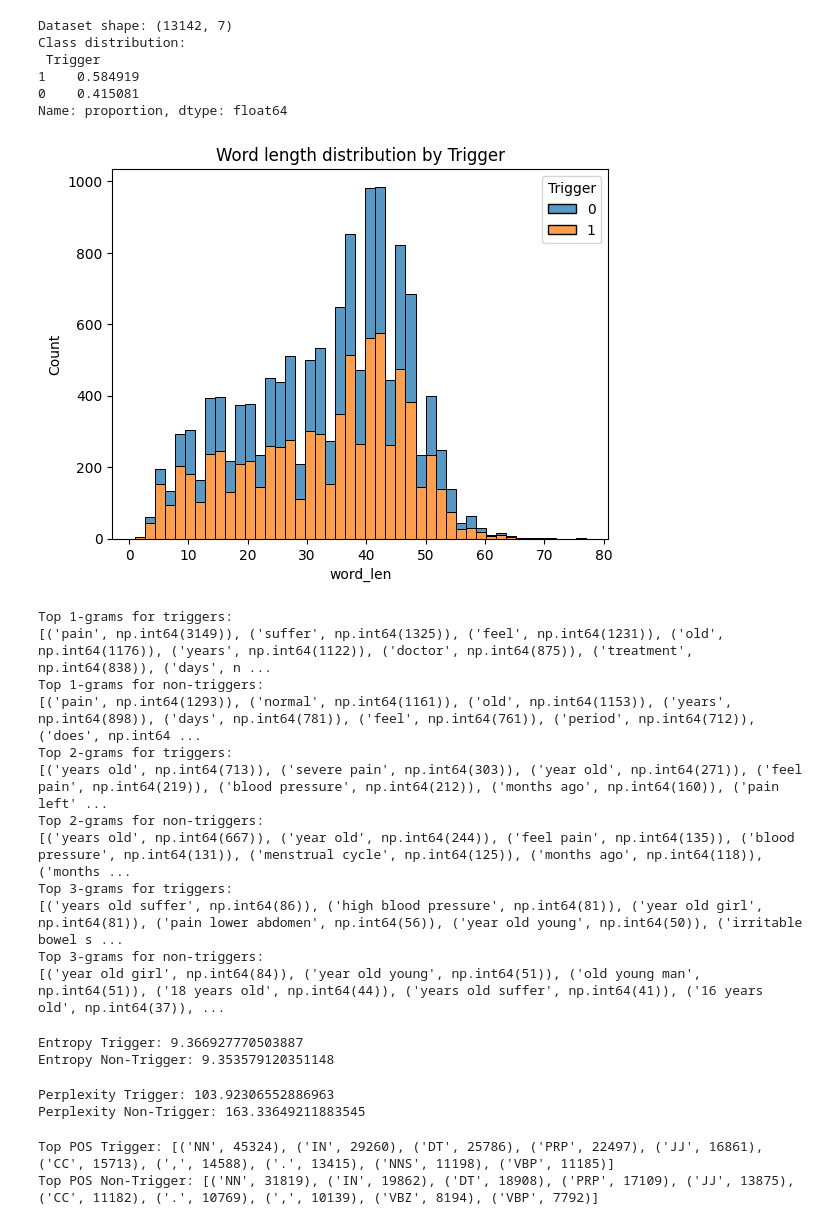
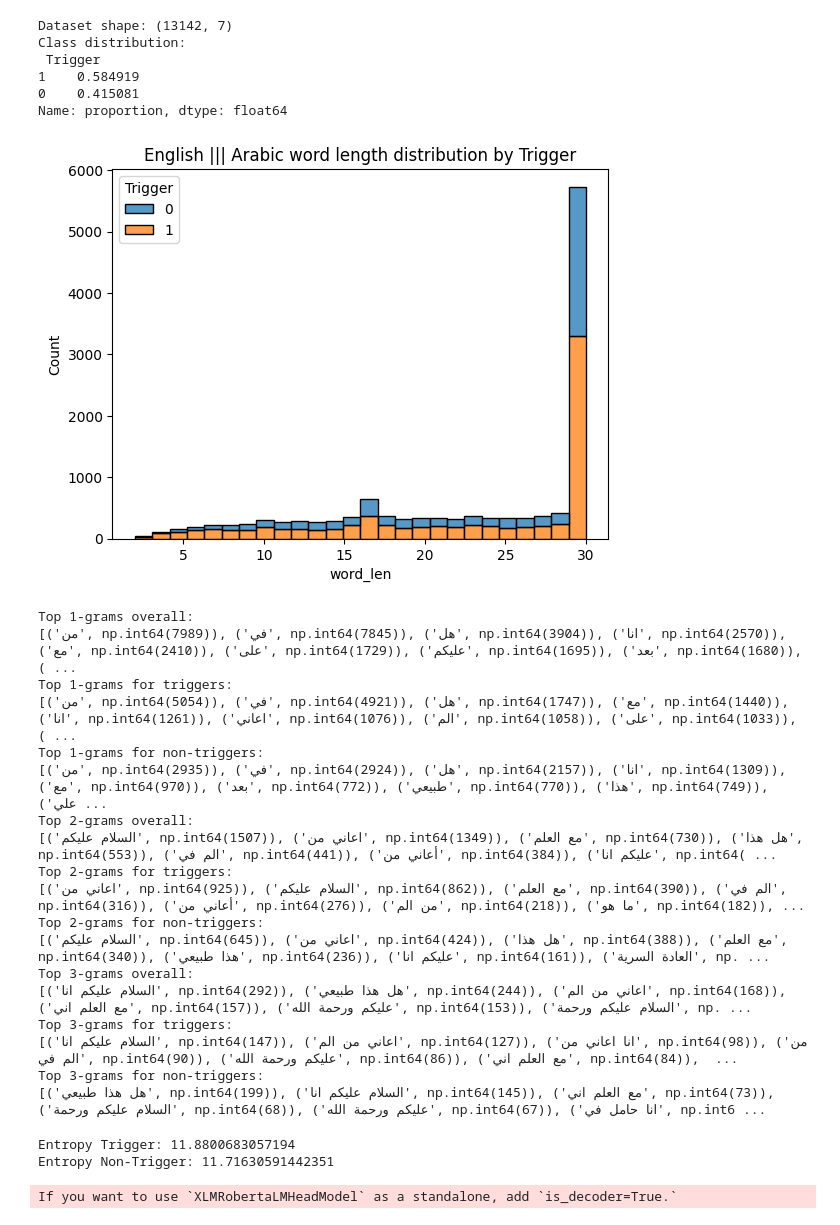
Before and after one commit to Alice-Dragnea/nlp4health-group5, a Jupyter notebook: Evaluation/memo_data_analysis.ipynb, the cells around one changed output. Saved outputs shown, nothing was run; the diff lists cells and outputs as text; code cells hidden in the pictures.

Commit message:
using xlm roberta

```diff
--- a/Evaluation/memo_data_analysis.ipynb
+++ b/Evaluation/memo_data_analysis.ipynb
@@ -41,7 +42,7 @@ df = pd.read_csv(memo_dataset_path)
 # Encode trigger as int (if needed)
 df['Trigger'] = df['Trigger'].astype(int)
 # %%
-LANGUAGE = 'english' #english, arabic, both
+LANGUAGE = 'arabic' #english, arabic, both
 # %%
 if LANGUAGE == 'english':
     df['text'] = df['Question_eng']
@@ -62,13 +63,13 @@ Name: proportion, dtype: float64
 # %%
 # lengths
 df['char_len'] = df['text'].str.len()
 df['word_len'] = df['text'].str.split().apply(len)
 
 sns.histplot(df, x='word_len', hue='Trigger', multiple='stack')
-plt.title('Word length distribution by Trigger')
+plt.title('English ||| Arabic word length distribution by Trigger')
 plt.show()
 # %% [output]
-[figure, old version]
+[figure, new version]
 # %%
 def get_top_ngrams(texts, n=1, top_k=20): #ngram analysis
     vec = CountVectorizer(ngram_range=(n,n), stop_words='english' if LANGUAGE in ['english','both'] else None)
@@ -79,6 +80,8 @@ def get_top_ngrams(texts, n=1, top_k=20): #ngram analysis
     return words_freq[:top_k]
 
 for n in [1,2,3]:
+    print(f"Top {n}-grams overall:")
+    print(get_top_ngrams(df['text'], n))
     print(f"Top {n}-grams for triggers:")
     trigger_texts = df[df['Trigger']==1]['text']
     print(get_top_ngrams(trigger_texts, n))
@@ -86,18 +89,24 @@ for n in [1,2,3]:
     non_trigger_texts = df[df['Trigger']==0]['text']
     print(get_top_ngrams(non_trigger_texts, n))
 # %% [output]
+Top 1-grams overall:
+[('من', np.int64(7989)), ('في', np.int64(7845)), ('هل', np.int64(3904)), ('انا', np.int64(2570)), ('مع', np.int64(2410)), ('على', np.int64(1729)), ('عليكم', np.int64(1695)), ('بعد', np.int64(1680)), ( ...
 Top 1-grams for triggers:
-[('pain', np.int64(3149)), ('suffer', np.int64(1325)), ('feel', np.int64(1231)), ('old', np.int64(1176)), ('years', np.int64(1122)), ('doctor', np.int64(875)), ('treatment', np.int64(838)), ('days', n ...
+[('من', np.int64(5054)), ('في', np.int64(4921)), ('هل', np.int64(1747)), ('مع', np.int64(1440)), ('انا', np.int64(1261)), ('اعاني', np.int64(1076)), ('الم', np.int64(1058)), ('على', np.int64(1033)), ( ...
 Top 1-grams for non-triggers:
-[('pain', np.int64(1293)), ('normal', np.int64(1161)), ('old', np.int64(1153)), ('years', np.int64(898)), ('days', np.int64(781)), ('feel', np.int64(761)), ('period', np.int64(712)), ('does', np.int64 ...
+[('من', np.int64(2935)), ('في', np.int64(2924)), ('هل', np.int64(2157)), ('انا', np.int64(1309)), ('مع', np.int64(970)), ('بعد', np.int64(772)), ('طبيعي', np.int64(770)), ('هذا', np.int64(749)), ('علي ...
+Top 2-grams overall:
+[('السلام عليكم', np.int64(1507)), ('اعاني من', np.int64(1349)), ('مع العلم', np.int64(730)), ('هل هذا', np.int64(553)), ('الم في', np.int64(441)), ('أعاني من', np.int64(384)), ('عليكم انا', np.int64( ...
 Top 2-grams for triggers:
-[('years old', np.int64(713)), ('severe pain', np.int64(303)), ('year old', np.int64(271)), ('feel pain', np.int64(219)), ('blood pressure', np.int64(212)), ('months ago', np.int64(160)), ('pain left' ...
+[('اعاني من', np.int64(925)), ('السلام عليكم', np.int64(862)), ('مع العلم', np.int64(390)), ('الم في', np.int64(316)), ('أعاني من', np.int64(276)), ('من الم', np.int64(218)), ('ما هو', np.int64(182)), ...
 Top 2-grams for non-triggers:
-[('years old', np.int64(667)), ('year old', np.int64(244)), ('feel pain', np.int64(135)), ('blood pressure', np.int64(131)), ('menstrual cycle', np.int64(125)), ('months ago', np.int64(118)), ('months ...
+[('السلام عليكم', np.int64(645)), ('اعاني من', np.int64(424)), ('هل هذا', np.int64(388)), ('مع العلم', np.int64(340)), ('هذا طبيعي', np.int64(236)), ('عليكم انا', np.int64(161)), ('العادة السرية', np. ...
+Top 3-grams overall:
+[('السلام عليكم انا', np.int64(292)), ('هل هذا طبيعي', np.int64(244)), ('اعاني من الم', np.int64(168)), ('مع العلم اني', np.int64(157)), ('عليكم ورحمة الله', np.int64(153)), ('السلام عليكم ورحمة', np. ...
 Top 3-grams for triggers:
-[('years old suffer', np.int64(86)), ('high blood pressure', np.int64(81)), ('year old girl', np.int64(81)), ('pain lower abdomen', np.int64(56)), ('year old young', np.int64(50)), ('irritable bowel s ...
+[('السلام عليكم انا', np.int64(147)), ('اعاني من الم', np.int64(127)), ('انا اعاني من', np.int64(98)), ('من الم في', np.int64(90)), ('عليكم ورحمة الله', np.int64(86)), ('مع العلم اني', np.int64(84)),  ...
 Top 3-grams for non-triggers:
-[('year old girl', np.int64(84)), ('year old young', np.int64(51)), ('old young man', np.int64(51)), ('18 years old', np.int64(44)), ('years old suffer', np.int64(41)), ('16 years old', np.int64(37)), ...
+[('هل هذا طبيعي', np.int64(199)), ('السلام عليكم انا', np.int64(145)), ('مع العلم اني', np.int64(73)), ('السلام عليكم ورحمة', np.int64(68)), ('عليكم ورحمة الله', np.int64(67)), ('انا حامل في', np.int6 ...
 # %%
 def compute_entropy(texts):
     tokens = ' '.join(texts).split()
@@ -110,12 +119,11 @@ entropy_nontrigger = compute_entropy(non_trigger_texts)
 print("Entropy Trigger:", entropy_trigger)
 print("Entropy Non-Trigger:", entropy_nontrigger)
 # %% [output]
-Entropy Trigger: 9.366927770503887
-Entropy Non-Trigger: 9.353579120351148
+Entropy Trigger: 11.8800683057194
+Entropy Non-Trigger: 11.71630591442351
 # %%
-lm_model_name = 'gpt2'  # Can swap for arabic LM like 'aubmindlab/aragpt2-base' if installed
-tokenizer = AutoTokenizer.from_pretrained(lm_model_name)
-model = AutoModelForCausalLM.from_pretrained(lm_model_name)
+tokenizer = XLMRobertaTokenizer.from_pretrained("xlm-roberta-base")#AutoTokenizer.from_pretrained('gpt-2'')
+model = XLMRobertaForCausalLM.from_pretrained("xlm-roberta-base")#model = AutoModelForCausalLM.from_pretrained(lm_model_name)
 model.eval()
 
 def compute_ppl(texts):
@@ -135,8 +143,7 @@ if LANGUAGE in ['english','both']:
     print("Perplexity Trigger:", ppl_trigger)
     print("Perplexity Non-Trigger:", ppl_nontrigger)
 # %% [output]
-Perplexity Trigger: 103.92306552886963
-Perplexity Non-Trigger: 163.33649211883545
+If you want to use `XLMRobertaLMHeadModel` as a standalone, add `is_decoder=True.`
 # %%
 #pos tags english
 if LANGUAGE in ['english','both']:
@@ -151,6 +158,3 @@ if LANGUAGE in ['english','both']:
 
     print("Top POS Trigger:", trigger_pos_counts.most_common(10))
     print("Top POS Non-Trigger:", nontrigger_pos_counts.most_common(10))
-# %% [output]
-Top POS Trigger: [('NN', 45324), ('IN', 29260), ('DT', 25786), ('PRP', 22497), ('JJ', 16861), ('CC', 15713), (',', 14588), ('.', 13415), ('NNS', 11198), ('VBP', 11185)]
-Top POS Non-Trigger: [('NN', 31819), ('IN', 19862), ('DT', 18908), ('PRP', 17109), ('JJ', 13875), ('CC', 11182), ('.', 10769), (',', 10139), ('VBZ', 8194), ('VBP', 7792)]
```
Also changed, not shown: parts of 5 cells of this notebook.
